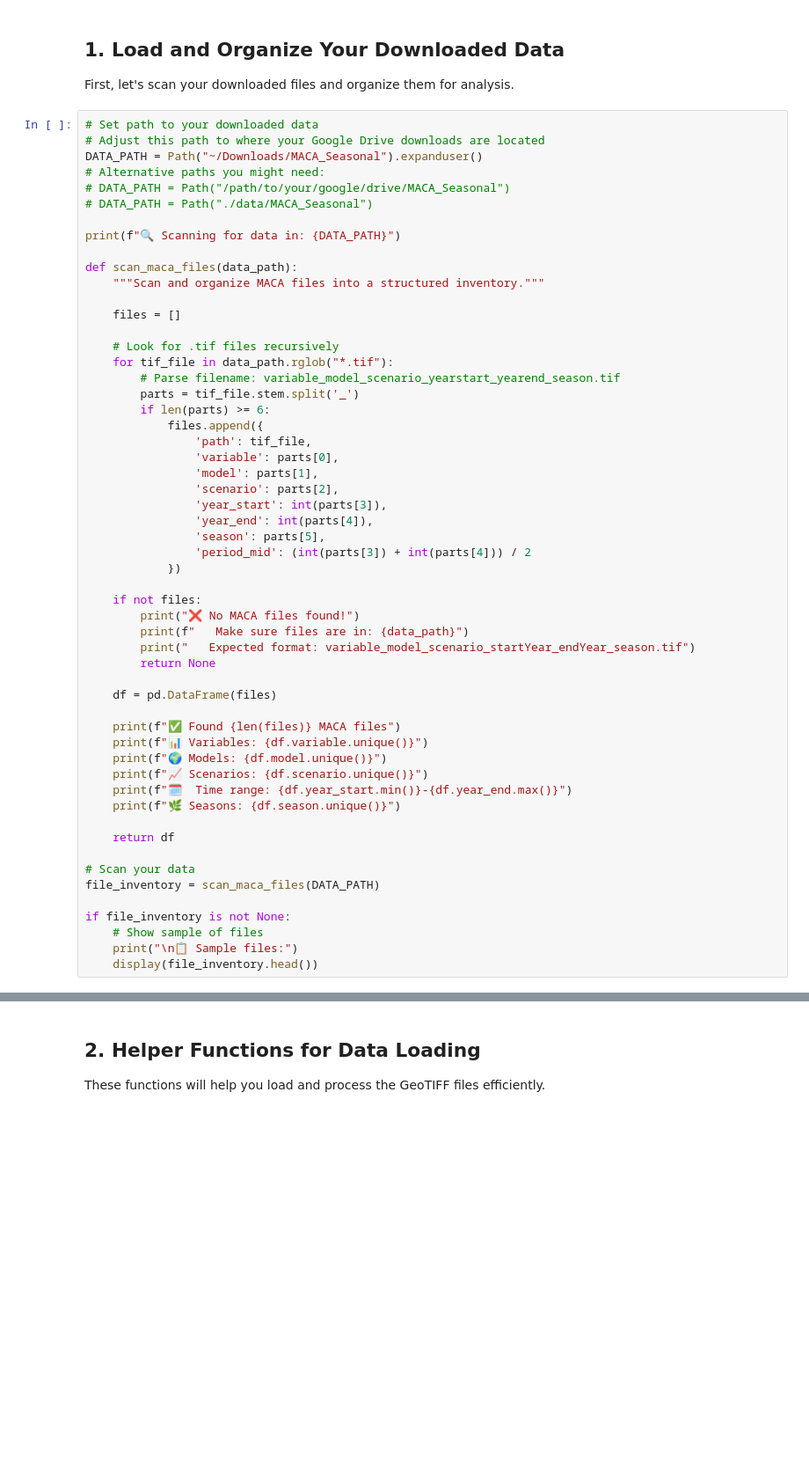
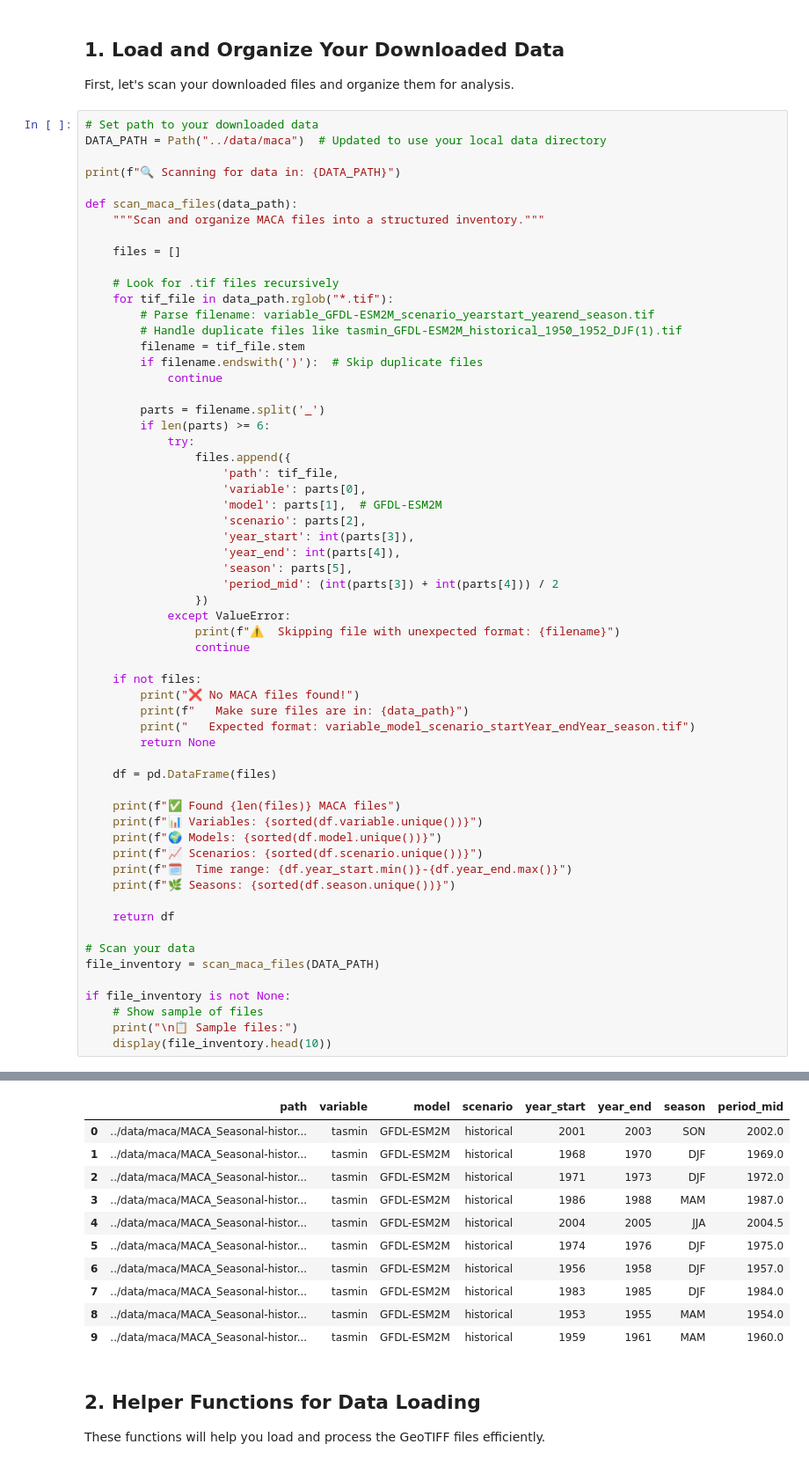
Before and after one commit to CU-ESIIL/Maka-Sitomniya, a Jupyter notebook: datacube/notebooks/maca_data_exploration.ipynb, the cells around one changed output, grey strips where cells are left out. Shown: that part at 88% size. Drawn from its saved outputs; the diff is of its cells as text; blank space fills up the shorter version.

```diff
--- a/datacube/notebooks/maca_data_exploration.ipynb
+++ b/datacube/notebooks/maca_data_exploration.ipynb
@@ -57,11 +94,7 @@ print(f"🗺️  GeoTIFF support: {'Available' if RIOXARRAY_AVAILABLE else 'Not
 First, let's scan your downloaded files and organize them for analysis.
 # %%
 # Set path to your downloaded data
-# Adjust this path to where your Google Drive downloads are located
-DATA_PATH = Path("~/Downloads/MACA_Seasonal").expanduser()
-# Alternative paths you might need:
-# DATA_PATH = Path("/path/to/your/google/drive/MACA_Seasonal")
-# DATA_PATH = Path("./data/MACA_Seasonal")
+DATA_PATH = Path("../data/maca")  # Updated to use your local data directory
 
 print(f"🔍 Scanning for data in: {DATA_PATH}")
 
@@ -72,19 +105,28 @@ def scan_maca_files(data_path):
 
     # Look for .tif files recursively
     for tif_file in data_path.rglob("*.tif"):
-        # Parse filename: variable_model_scenario_yearstart_yearend_season.tif
-        parts = tif_file.stem.split('_')
+        # Parse filename: variable_GFDL-ESM2M_scenario_yearstart_yearend_season.tif
+        # Handle duplicate files like tasmin_GFDL-ESM2M_historical_1950_1952_DJF(1).tif
+        filename = tif_file.stem
+        if filename.endswith(')'):  # Skip duplicate files
+            continue
+
+        parts = filename.split('_')
         if len(parts) >= 6:
-            files.append({
-                'path': tif_file,
-                'variable': parts[0],
-                'model': parts[1],
-                'scenario': parts[2],
-                'year_start': int(parts[3]),
-                'year_end': int(parts[4]),
-                'season': parts[5],
-                'period_mid': (int(parts[3]) + int(parts[4])) / 2
-            })
+            try:
+                files.append({
+                    'path': tif_file,
+                    'variable': parts[0],
+                    'model': parts[1],  # GFDL-ESM2M
+                    'scenario': parts[2],
+                    'year_start': int(parts[3]),
+                    'year_end': int(parts[4]),
+                    'season': parts[5],
+                    'period_mid': (int(parts[3]) + int(parts[4])) / 2
+                })
+            except ValueError:
+                print(f"⚠️  Skipping file with unexpected format: {filename}")
+                continue
 
     if not files:
         print("❌ No MACA files found!")
@@ -95,11 +137,11 @@ def scan_maca_files(data_path):
     df = pd.DataFrame(files)
 
     print(f"✅ Found {len(files)} MACA files")
-    print(f"📊 Variables: {df.variable.unique()}")
-    print(f"🌍 Models: {df.model.unique()}")
-    print(f"📈 Scenarios: {df.scenario.unique()}")
+    print(f"📊 Variables: {sorted(df.variable.unique())}")
+    print(f"🌍 Models: {sorted(df.model.unique())}")
+    print(f"📈 Scenarios: {sorted(df.scenario.unique())}")
     print(f"🗓️  Time range: {df.year_start.min()}-{df.year_end.max()}")
-    print(f"🌿 Seasons: {df.season.unique()}")
+    print(f"🌿 Seasons: {sorted(df.season.unique())}")
 
     return df
 
@@ -109,4 +151,5 @@ file_inventory = scan_maca_files(DATA_PATH)
 if file_inventory is not None:
     # Show sample of files
     print("\n📋 Sample files:")
-    display(file_inventory.head())
+    display(file_inventory.head(10))
+# %% [output]
@@ -113,3 +165,14 @@ if file_inventory is not None:
+|  | path | variable | model | scenario | year_start | year_end | season | period_mid |
+| 0 | ../data/maca/MACA_Seasonal-histor... | tasmin | GFDL-ESM2M | historical | 2001 | 2003 | SON | 2002.0 |
+| 1 | ../data/maca/MACA_Seasonal-histor... | tasmin | GFDL-ESM2M | historical | 1968 | 1970 | DJF | 1969.0 |
+| 2 | ../data/maca/MACA_Seasonal-histor... | tasmin | GFDL-ESM2M | historical | 1971 | 1973 | DJF | 1972.0 |
+| 3 | ../data/maca/MACA_Seasonal-histor... | tasmin | GFDL-ESM2M | historical | 1986 | 1988 | MAM | 1987.0 |
+| 4 | ../data/maca/MACA_Seasonal-histor... | tasmin | GFDL-ESM2M | historical | 2004 | 2005 | JJA | 2004.5 |
+| 5 | ../data/maca/MACA_Seasonal-histor... | tasmin | GFDL-ESM2M | historical | 1974 | 1976 | DJF | 1975.0 |
+| 6 | ../data/maca/MACA_Seasonal-histor... | tasmin | GFDL-ESM2M | historical | 1956 | 1958 | DJF | 1957.0 |
+| 7 | ../data/maca/MACA_Seasonal-histor... | tasmin | GFDL-ESM2M | historical | 1983 | 1985 | DJF | 1984.0 |
+| 8 | ../data/maca/MACA_Seasonal-histor... | tasmin | GFDL-ESM2M | historical | 1953 | 1955 | MAM | 1954.0 |
+| 9 | ../data/maca/MACA_Seasonal-histor... | tasmin | GFDL-ESM2M | historical | 1959 | 1961 | MAM | 1960.0 |
 # %% [markdown]
 ## 2. Helper Functions for Data Loading
 
```
Also changed, not shown: parts of 9 cells of this notebook, 31 other files.
